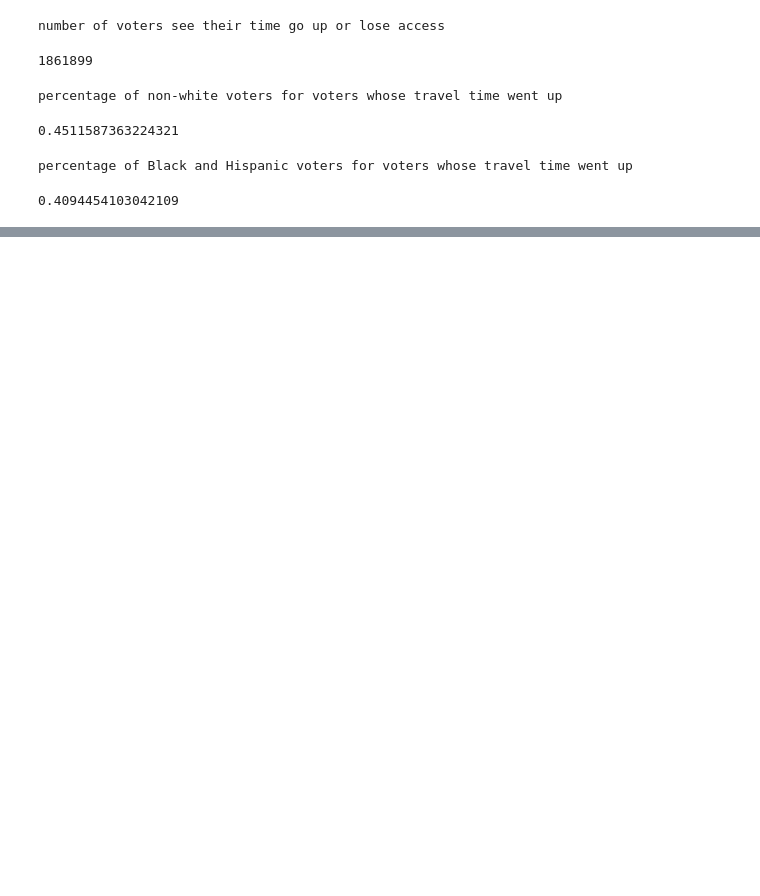
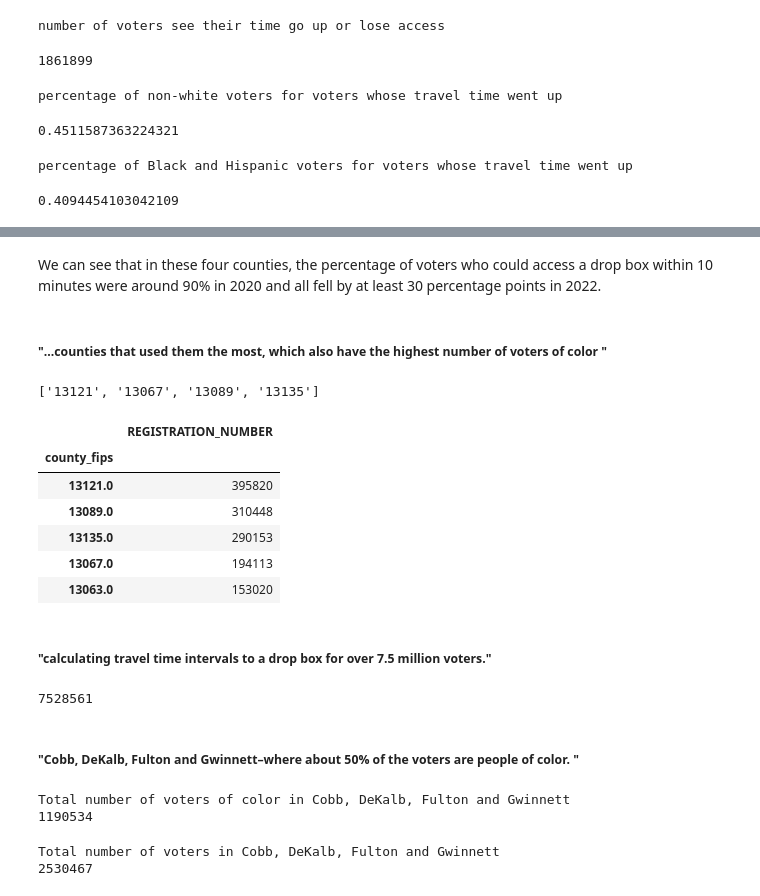
Before and after one commit to NPR-investigations/SB_202_analysis, a Jupyter notebook: 20220603_SB_202_demographic_location_analysis-Copy1.ipynb, the cells around one changed output, grey strips where cells are left out. Drawn from its saved outputs; the diff is of its cells as text; code cells hidden in the pictures; blank space fills up the shorter version.

```diff
--- a/20220603_SB_202_demographic_location_analysis-Copy1.ipynb
+++ b/20220603_SB_202_demographic_location_analysis-Copy1.ipynb
@@ -1028,0 +1311,42 @@ percentage of Black and Hispanic voters for voters whose travel time went up
+# %% [markdown]
+We can see that in these four counties, the percentage of voters who could access a drop box within 10 minutes were around 90% in 2020 and all fell by at least 30 percentage points in 2022.
+# %% [markdown]
+##### "...counties that used them the most, which also have the highest number of voters of color "
+# %%
+metrocty
+# %% [output]
+['13121', '13067', '13089', '13135']
+# %%
+voterofcolor = pd.DataFrame(traveltimemaster6[(traveltimemaster6.white == -1)].groupby('county_fips').REGISTRATION_NUMBER.count())
+# %%
+voterofcolor.sort_values('REGISTRATION_NUMBER', ascending = False).head(5)
+# %% [output]
+|  | REGISTRATION_NUMBER |
+| county_fips |  |
+| 13121.0 | 395820 |
+| 13089.0 | 310448 |
+| 13135.0 | 290153 |
+| 13067.0 | 194113 |
+| 13063.0 | 153020 |
+# %% [markdown]
+##### "calculating travel time intervals to a drop box for over  7.5 million voters."
+# %%
+len(traveltimemaster6)
+# %% [output]
+7528561
+# %% [markdown]
+##### "Cobb, DeKalb, Fulton and Gwinnett–where about 50% of the voters are people of color. "
+# %%
+print ('Total number of voters of color in Cobb, DeKalb, Fulton and Gwinnett')
+pocvotermetro4 = len(traveltimemaster6[(traveltimemaster6.white == -1) & (traveltimemaster6.county_fips.isin(metrocty))])
+print(pocvotermetro4)
+# %% [output]
+Total number of voters of color in Cobb, DeKalb, Fulton and Gwinnett
+1190534
+# %%
+print ('Total number of voters in Cobb, DeKalb, Fulton and Gwinnett')
+totalvotermetro4 = len(traveltimemaster6[(traveltimemaster6.county_fips.isin(metrocty))])
+print(totalvotermetro4)
+# %% [output]
+Total number of voters in Cobb, DeKalb, Fulton and Gwinnett
+2530467
```
Also changed, not shown: parts of 92 cells of this notebook.
